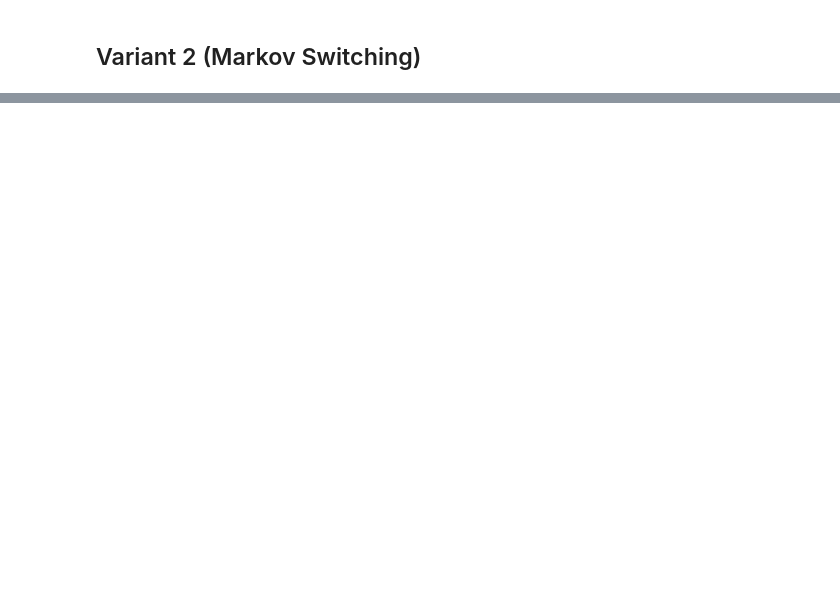
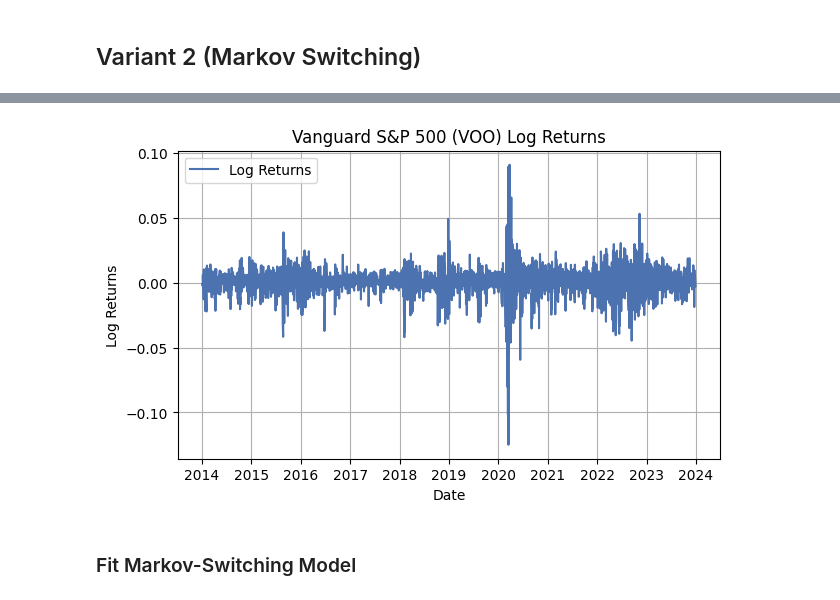
Before and after one commit to chantalmaskell/Black_Litterman_Portfolio_Optimisation, a Jupyter notebook: In_Progress/markov_switching_BL.ipynb, the cells around one changed output, grey strips where cells are left out. Saved outputs shown, nothing was run; the diff lists cells and outputs as text; code cells hidden in the pictures; blank space fills up the shorter version.

```diff
--- a/In_Progress/markov_switching_BL.ipynb
+++ b/In_Progress/markov_switching_BL.ipynb
@@ -74,13 +78,17 @@ def get_market_prices_and_caps(tickers, start_date, end_date):
 # %%
-# def plot_log_returns(etf_data):
-#     plt.figure(figsize=(7,4))
-#     plt.plot(etf_data.index, etf_data['Returns'], label='Log Returns')
-#     plt.title('Vanguard S&P 500 (VOO) Log Returns')
-#     plt.xlabel('Date')
-#     plt.ylabel('Log Returns')
-#     plt.legend(loc='upper left')
-#     plt.grid()
-#     plt.show()
+def plot_log_returns(market_data):
+    plt.figure(figsize=(7,4))
+    plt.plot(market_data.index, market_data['Returns'], label='Log Returns')
+    plt.title('Vanguard S&P 500 (VOO) Log Returns')
+    plt.xlabel('Date')
+    plt.ylabel('Log Returns')
+    plt.legend(loc='upper left')
+    plt.grid()
+    plt.show()
 
-# plot_log_returns(etf_data)
+plot_log_returns(market_data)
+# %% [output]
+[figure, added]
+# %% [markdown]
+### Fit Markov-Switching Model
 # %%
```
Also changed, not shown: parts of 33 cells of this notebook.
